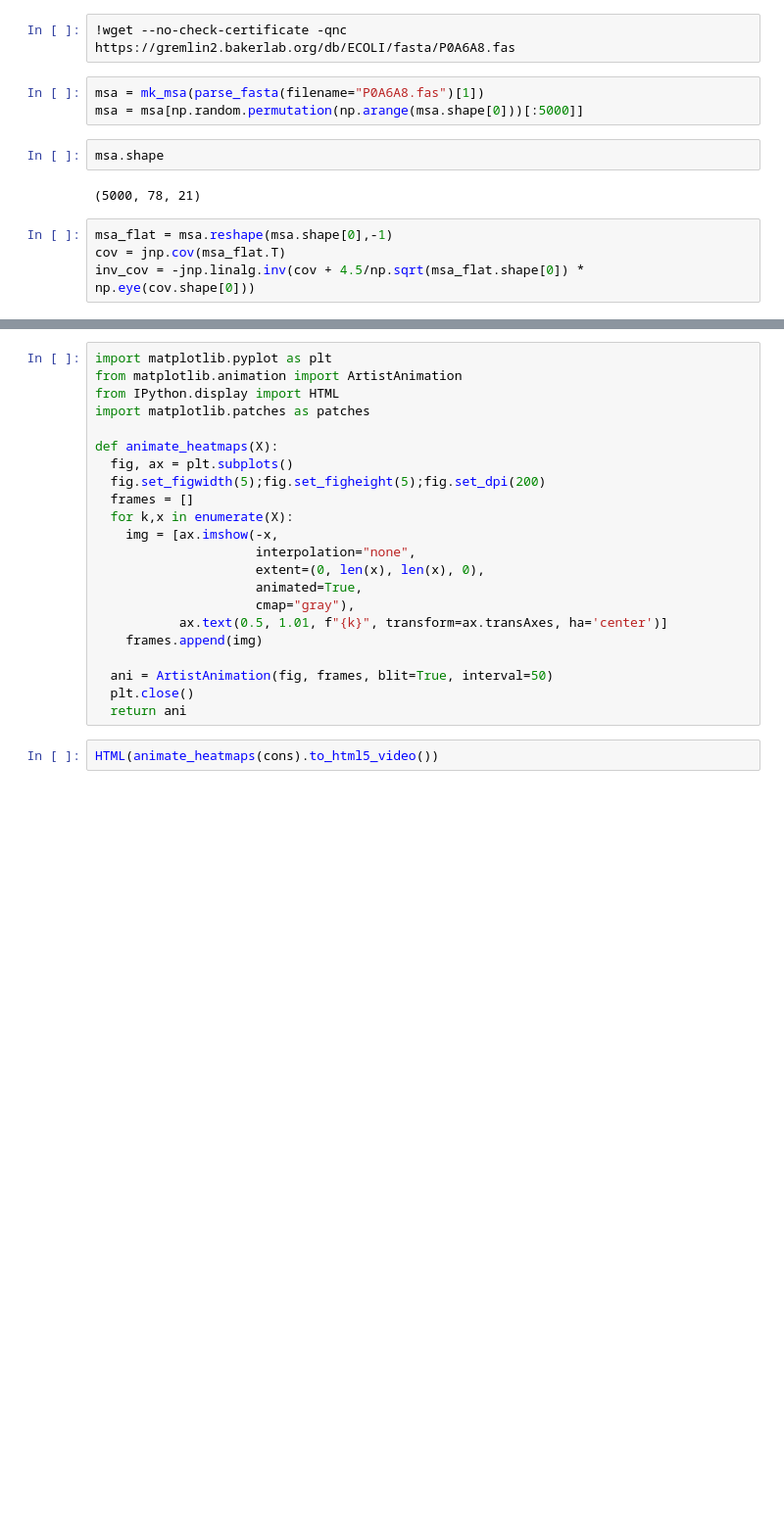
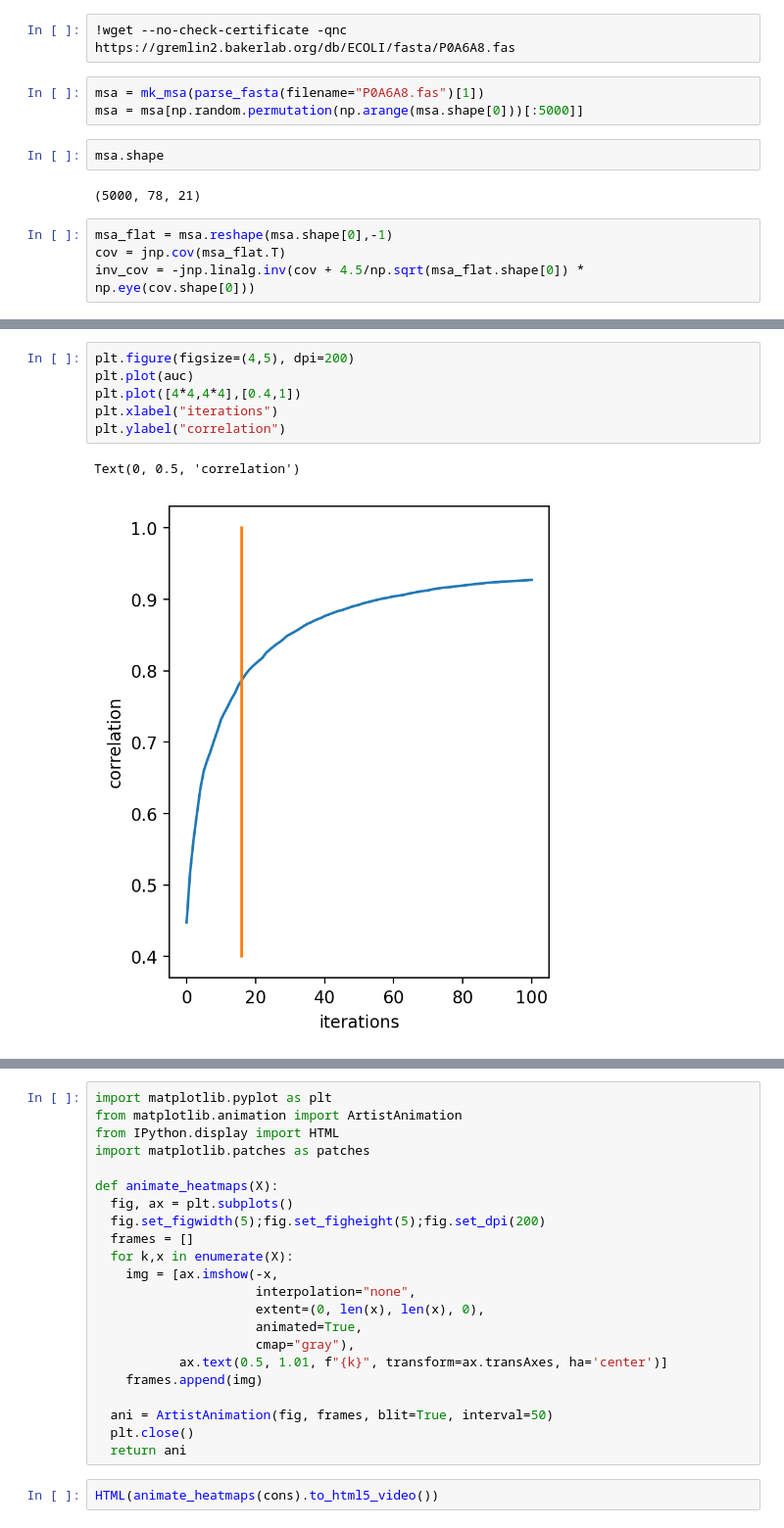
Before and after one commit to sokrypton/ColabBio, a Jupyter notebook: af3_hypothesis.ipynb, the cells around one changed output, grey strips where cells are left out. Shown at 98% size. Cells and saved outputs as stored; diff of their text form; blank space fills up the shorter version.

```diff
--- a/af3_hypothesis.ipynb
+++ b/af3_hypothesis.ipynb
@@ -83 +135,10 @@ inv_cov = -jnp.linalg.inv(cov + 4.5/np.sqrt(msa_flat.shape[0]) * np.eye(cov.shap
+# %%
+plt.figure(figsize=(4,5), dpi=200)
+plt.plot(auc)
+plt.plot([4*4,4*4],[0.4,1])
+plt.xlabel("iterations")
+plt.ylabel("correlation")
+# %% [output]
+Text(0, 0.5, 'correlation')
+[figure, added]
 # %%
```
Also changed, not shown: parts of 11 cells of this notebook.
